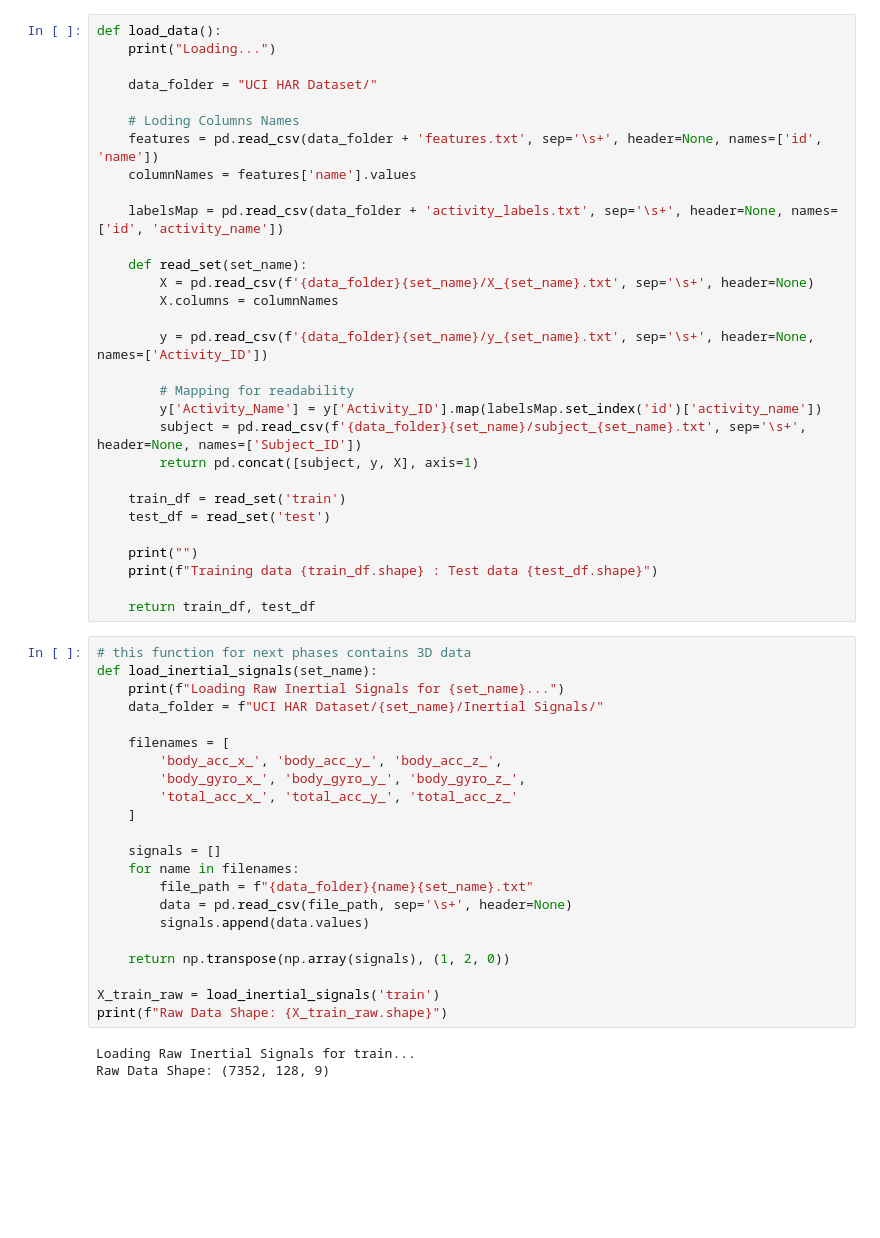
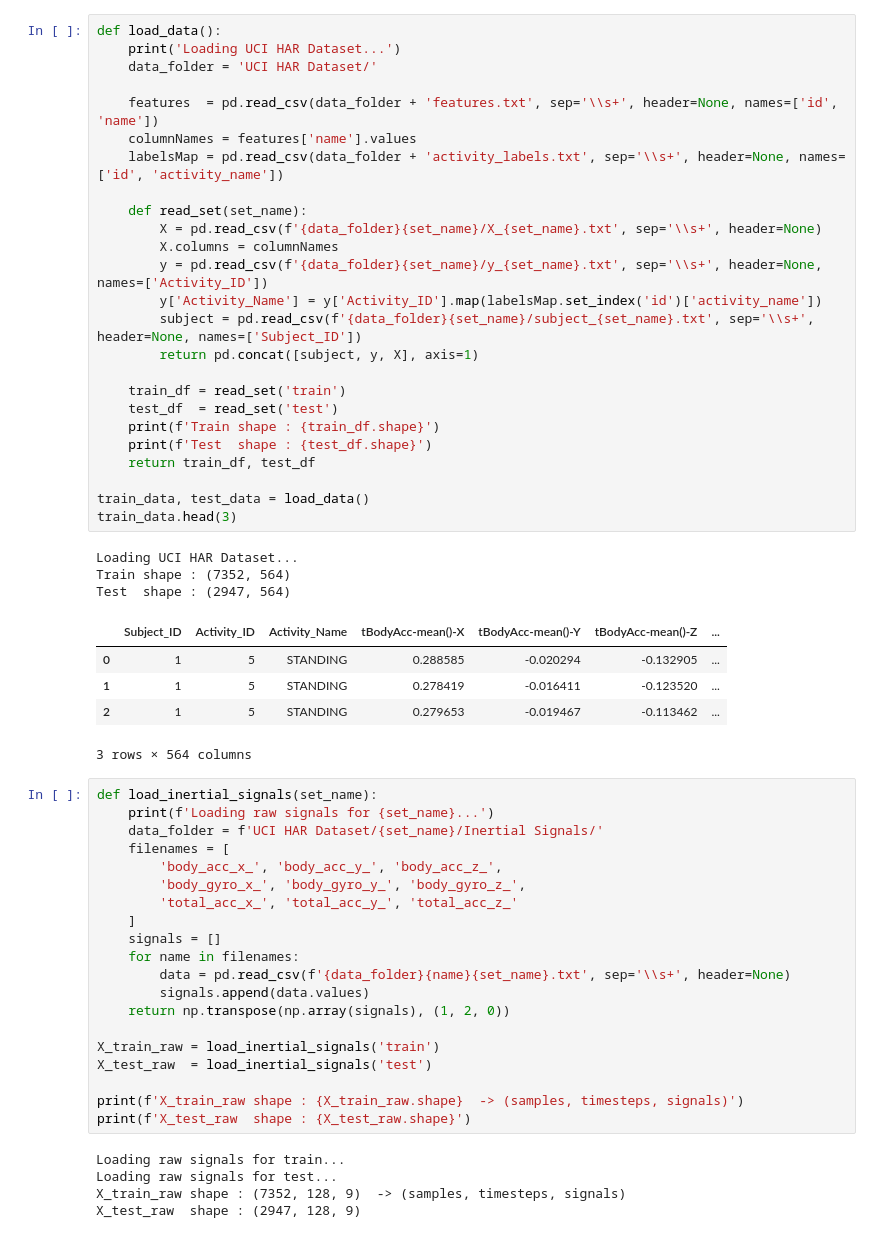
Before and after one commit to Eng0Abdo/Human-Activity-Recognition-Health-monitoring, a Jupyter notebook: project.ipynb, the cells around one changed output. Drawn from its saved outputs; the diff is of its cells as text; blank space fills up the shorter version.

```diff
--- a/project.ipynb
+++ b/project.ipynb
@@ -4,55 +11,59 @@ import numpy as np
 # %%
 def load_data():
-    print("Loading...")
+    print('Loading UCI HAR Dataset...')
+    data_folder = 'UCI HAR Dataset/'
 
-    data_folder = "UCI HAR Dataset/"
-
-    # Loding Columns Names
-    features = pd.read_csv(data_folder + 'features.txt', sep='\s+', header=None, names=['id', 'name'])
+    features  = pd.read_csv(data_folder + 'features.txt', sep='\\s+', header=None, names=['id', 'name'])
     columnNames = features['name'].values
-
-    labelsMap = pd.read_csv(data_folder + 'activity_labels.txt', sep='\s+', header=None, names=['id', 'activity_name'])
+    labelsMap = pd.read_csv(data_folder + 'activity_labels.txt', sep='\\s+', header=None, names=['id', 'activity_name'])
 
     def read_set(set_name):
-        X = pd.read_csv(f'{data_folder}{set_name}/X_{set_name}.txt', sep='\s+', header=None)
+        X = pd.read_csv(f'{data_folder}{set_name}/X_{set_name}.txt', sep='\\s+', header=None)
         X.columns = columnNames
-
-        y = pd.read_csv(f'{data_folder}{set_name}/y_{set_name}.txt', sep='\s+', header=None, names=['Activity_ID'])
-
-        # Mapping for readability
+        y = pd.read_csv(f'{data_folder}{set_name}/y_{set_name}.txt', sep='\\s+', header=None, names=['Activity_ID'])
         y['Activity_Name'] = y['Activity_ID'].map(labelsMap.set_index('id')['activity_name'])
-        subject = pd.read_csv(f'{data_folder}{set_name}/subject_{set_name}.txt', sep='\s+', header=None, names=['Subject_ID'])
+        subject = pd.read_csv(f'{data_folder}{set_name}/subject_{set_name}.txt', sep='\\s+', header=None, names=['Subject_ID'])
         return pd.concat([subject, y, X], axis=1)
 
     train_df = read_set('train')
-    test_df = read_set('test')
+    test_df  = read_set('test')
+    print(f'Train shape : {train_df.shape}')
+    print(f'Test  shape : {test_df.shape}')
+    return train_df, test_df
 
-    print("")
-    print(f"Training data {train_df.shape} : Test data {test_df.shape}")
-
-    return train_df, test_df
+train_data, test_data = load_data()
+train_data.head(3)
+# %% [output]
+Loading UCI HAR Dataset...
+Train shape : (7352, 564)
+Test  shape : (2947, 564)
+|  | Subject_ID | Activity_ID | Activity_Name | tBodyAcc-mean()-X | tBodyAcc-mean()-Y | tBodyAcc-mean()-Z | ... |
+| 0 | 1 | 5 | STANDING | 0.288585 | -0.020294 | -0.132905 | ... |
+| 1 | 1 | 5 | STANDING | 0.278419 | -0.016411 | -0.123520 | ... |
+| 2 | 1 | 5 | STANDING | 0.279653 | -0.019467 | -0.113462 | ... |
+3 rows × 564 columns
 # %%
-# this function for next phases contains 3D data
 def load_inertial_signals(set_name):
-    print(f"Loading Raw Inertial Signals for {set_name}...")
-    data_folder = f"UCI HAR Dataset/{set_name}/Inertial Signals/"
-
+    print(f'Loading raw signals for {set_name}...')
+    data_folder = f'UCI HAR Dataset/{set_name}/Inertial Signals/'
     filenames = [
         'body_acc_x_', 'body_acc_y_', 'body_acc_z_',
         'body_gyro_x_', 'body_gyro_y_', 'body_gyro_z_',
         'total_acc_x_', 'total_acc_y_', 'total_acc_z_'
     ]
-
     signals = []
     for name in filenames:
-        file_path = f"{data_folder}{name}{set_name}.txt"
-        data = pd.read_csv(file_path, sep='\s+', header=None)
+        data = pd.read_csv(f'{data_folder}{name}{set_name}.txt', sep='\\s+', header=None)
         signals.append(data.values)
-
     return np.transpose(np.array(signals), (1, 2, 0))
 
 X_train_raw = load_inertial_signals('train')
-print(f"Raw Data Shape: {X_train_raw.shape}")
+X_test_raw  = load_inertial_signals('test')
+
+print(f'X_train_raw shape : {X_train_raw.shape}  -> (samples, timesteps, signals)')
+print(f'X_test_raw  shape : {X_test_raw.shape}')
 # %% [output]
-Loading Raw Inertial Signals for train...
-Raw Data Shape: (7352, 128, 9)
+Loading raw signals for train...
+Loading raw signals for test...
+X_train_raw shape : (7352, 128, 9)  -> (samples, timesteps, signals)
+X_test_raw  shape : (2947, 128, 9)
```
Also changed, not shown: parts of 12 cells of this notebook.
